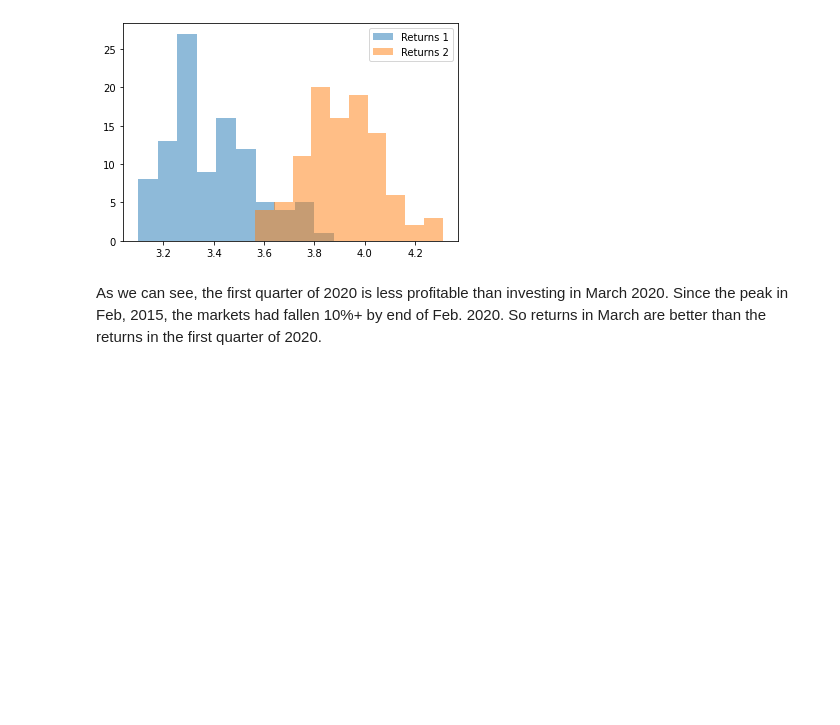
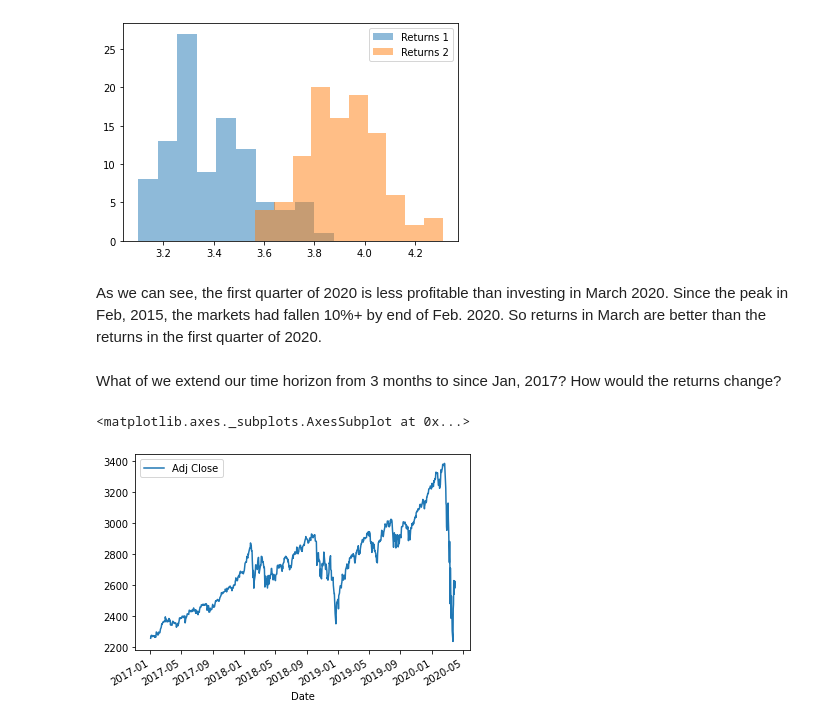
Before and after one commit to rajivsresearch/SP500, a Jupyter notebook: SP500_Return_Simulation.ipynb, the cells around one changed output. Saved outputs shown, nothing was run; the diff lists cells and outputs as text; code cells hidden in the pictures; blank space fills up the shorter version.

```diff
--- a/SP500_Return_Simulation.ipynb
+++ b/SP500_Return_Simulation.ipynb
@@ -140,3 +140,11 @@ compare_returns('2020-01-01', '2020-03-31', '2020-03-01', '2020-03-31', '2020-03
 [figure]
 # %% [markdown]
 As we can see, the first quarter of 2020 is less profitable than investing in March 2020. Since the peak in Feb, 2015, the markets had fallen 10%+ by end of Feb. 2020. So returns in March are better than the returns in the first quarter of 2020.
+# %% [markdown]
+What of we extend our time horizon from 3 months to since Jan, 2017? How would the returns change?
+# %%
+sp.loc[((sp['Date'] >= '2017-01-01') & (sp['Date'] <= '2020-03-31')),
+       ['Date', 'Adj Close']].plot('Date', 'Adj Close')
+# %% [output]
+<matplotlib.axes._subplots.AxesSubplot at 0x...>
+[figure, added]
```
Also changed, not shown: parts of 2 cells of this notebook.
